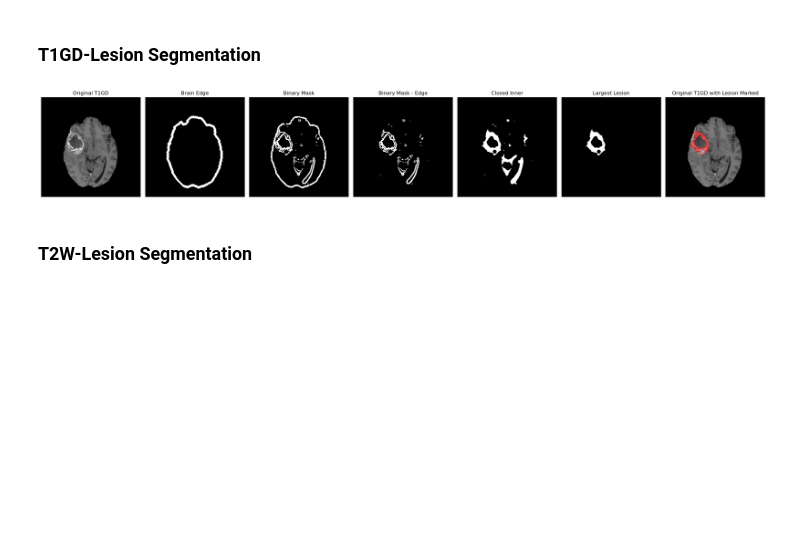
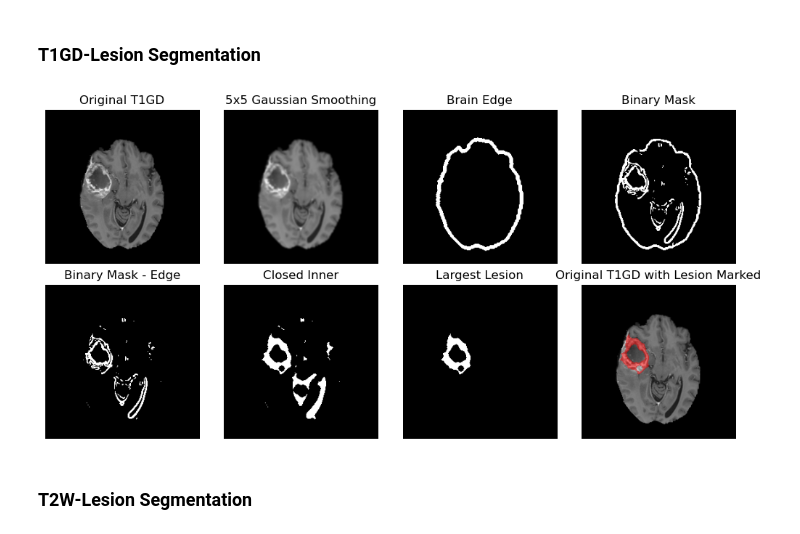
Before and after one commit to ZhengLi-04/BIP-Lab5-ImageSegmentation, a Jupyter notebook: lab5.ipynb, the cells around one changed output. Saved outputs shown, nothing was run; the diff lists cells and outputs as text; code cells hidden in the pictures; blank space fills up the shorter version.

```diff
--- a/lab5.ipynb
+++ b/lab5.ipynb
@@ -155,11 +155,12 @@ from scipy import ndimage
 from skimage import morphology, measure
 import matplotlib.pyplot as plt
 
+
 # 定义 5x5 高斯滤波函数
 def apply_gaussian_smoothing(image, sigma=1.0):
     return ndimage.gaussian_filter(image, sigma=sigma)
 
-    # 定义 Sobel 滤波函数
+# 定义 Sobel 滤波函数
 def apply_sobel_filter(image):
     sobel_x = ndimage.sobel(image, axis=0)
     sobel_y = ndimage.sobel(image, axis=1)
@@ -179,9 +180,9 @@ brain_edge = full_white_brain_mask - eroded_brain_mask
 dilated_brain_edge = morphology.binary_dilation(brain_edge, erosion_structure_element)
 
 # 应用高斯滤波
-smoothed_t1_weighted_data = apply_gaussian_smoothing(t1gd_data)
+smoothed_t1gd_data = apply_gaussian_smoothing(t1gd_data)
 # 应用 Sobel 滤波
-sobel_gradient_image = apply_sobel_filter(smoothed_t1_weighted_data)
+sobel_gradient_image = apply_sobel_filter(smoothed_t1gd_data)
 
 # ------------------- 生成二值掩码并处理 -------------------
 # 生成二值掩码的阈值
@@ -217,58 +218,64 @@ largest_lesion_mask = (labeled_connected_components == max_region_label).astype(
 
 # 在原始图像上标记出 lesion 的位置
 # 创建一个带有颜色通道的图像副本
-colored_t1_weighted_data = np.dstack([t1gd_data] * 3)
+colored_t1gd_data = np.dstack([t1gd_data] * 3)
 
 # 将 lesion 区域标记为红色（可调整颜色）
 red_color = np.array([1, 0, 0])  # 红色
 transparency = 0.5  # 透明度
-colored_t1_weighted_data[largest_lesion_mask.astype(bool)] = (
-    transparency * red_color + (1 - transparency) * colored_t1_weighted_data[largest_lesion_mask.astype(bool)]
+colored_t1gd_data[largest_lesion_mask.astype(bool)] = (
+    transparency * red_color + (1 - transparency) * colored_t1gd_data[largest_lesion_mask.astype(bool)]
 )
 
 # ------------------- 绘制图像 -------------------
-# 绘制大图，调整子图数量为 7
-fig, axes = plt.subplots(1, 7, figsize=(24, 5))
+# 绘制大图，调整子图数量为 8
+fig, axes = plt.subplots(2, 4, figsize=(10, 5))
+axes = axes.flatten()  # 将二维数组转换为一维数组
 
 # 1. 原始图
 axes[0].imshow(t1gd_data, cmap='gray')
 axes[0].set_title('Original T1GD')
 axes[0].axis('off')
 
-# 2. 大脑边缘图
-axes[1].imshow(dilated_brain_edge, cmap='gray')
-axes[1].set_title('Brain Edge')
+# 2. 高斯滤波后的图
+axes[1].imshow(smoothed_t1gd_data, cmap='gray')
+axes[1].set_title('5x5 Gaussian Smoothing')
 axes[1].axis('off')
 
-# 3. 二值掩码图
-axes[2].imshow(binary_mask, cmap='gray')
-axes[2].set_title('Binary Mask')
+# 3. 大脑边缘图
+axes[2].imshow(dilated_brain_edge, cmap='gray')
+axes[2].set_title('Brain Edge')
 axes[2].axis('off')
 
-# 4. binary mask 减去 edge 的结果图
-axes[3].imshow(binary_subtraction_result, cmap='gray')
-axes[3].set_title('Binary Mask - Edge')
+# 4. 二值掩码图
+axes[3].imshow(binary_mask, cmap='gray')
+axes[3].set_title('Binary Mask')
 axes[3].axis('off')
 
-# 5. result 执行闭运算后的结果图
-axes[4].imshow(closed_binary_result, cmap='gray')
-axes[4].set_title('Closed Inner')
+# 5. binary mask 减去 edge 的结果图
+axes[4].imshow(binary_subtraction_result, cmap='gray')
+axes[4].set_title('Binary Mask - Edge')
 axes[4].axis('off')
 
-# 6. 仅保留面积最大的 lesion 部分
-axes[5].imshow(largest_lesion_mask, cmap='gray')
-axes[5].set_title('Largest Lesion')
+# 6. result 执行闭运算后的结果图
+axes[5].imshow(closed_binary_result, cmap='gray')
+axes[5].set_title('Closed Inner')
 axes[5].axis('off')
 
-# 7. 标记出 lesion 位置的原始图像
-axes[6].imshow(colored_t1_weighted_data)
-axes[6].set_title('Original T1GD with Lesion Marked')
+# 7. 仅保留面积最大的 lesion 部分
+axes[6].imshow(largest_lesion_mask, cmap='gray')
+axes[6].set_title('Largest Lesion')
 axes[6].axis('off')
+
+# 8. 标记出 lesion 位置的原始图像
+axes[7].imshow(colored_t1gd_data)
+axes[7].set_title('Original T1GD with Lesion Marked')
+axes[7].axis('off')
 
 plt.tight_layout()
 plt.show()
 # %% [output]
-[figure, old version]
+[figure, new version]
 # %% [markdown]
 ### T2W-Lesion Segmentation
 # %%
```
Also changed, not shown: parts of 3 cells of this notebook, 2 other files.
